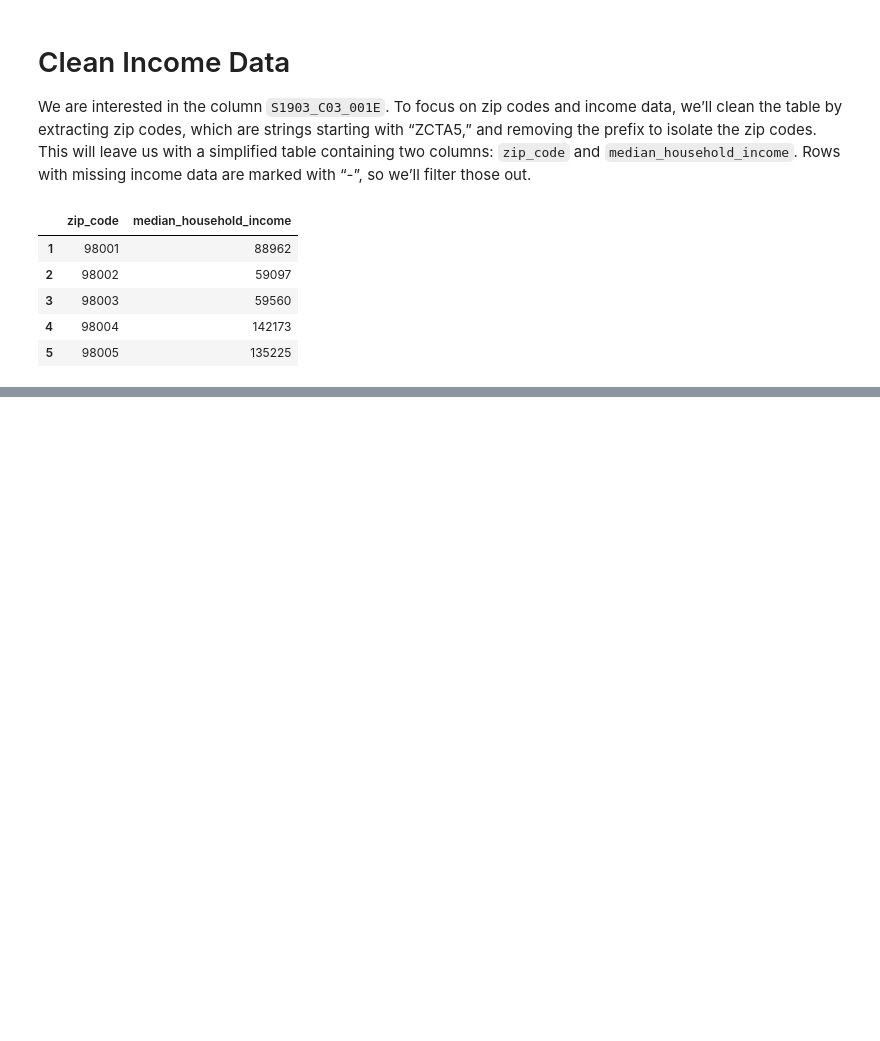
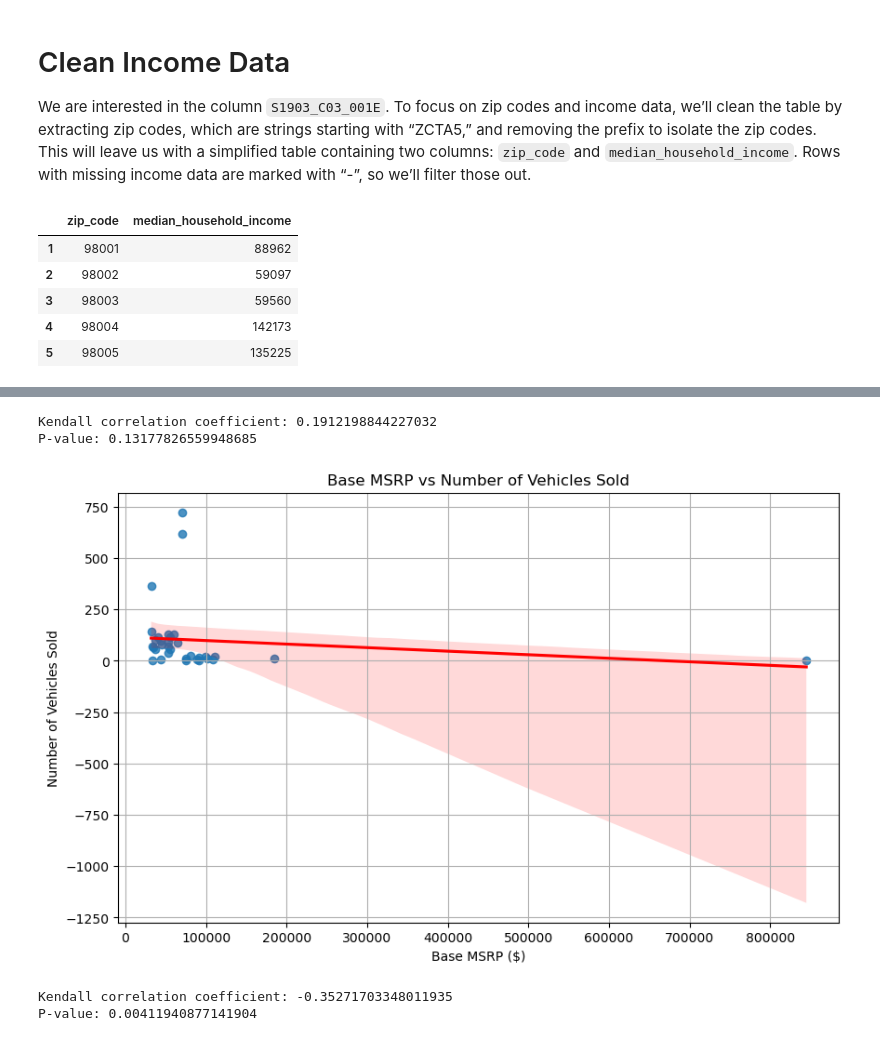
Before and after one commit to faufreiter/dds_ev_analysis, a Jupyter notebook: analysis.ipynb, the cells around one changed output, grey strips where cells are left out. Drawn from its saved outputs; the diff is of its cells as text; code cells hidden in the pictures; blank space fills up the shorter version.

```diff
--- a/analysis.ipynb
+++ b/analysis.ipynb
@@ -52,0 +147,12 @@ census_median_income_clean.head()
+# %%
+from scipy.stats import kendalltau
+
+# Perform Kendall correlation test
+range_cor, p_value = kendalltau(electric_vehicle_count['electric_range'], electric_vehicle_count['vehicle_n'])
+
+# Display the results
+print(f"Kendall correlation coefficient: {range_cor}")
+print(f"P-value: {p_value}")
+# %% [output]
+Kendall correlation coefficient: 0.1912198844227032
+P-value: 0.13177826559948685
@@ -52,0 +171,26 @@ census_median_income_clean.head()
+# %%
+# Perform linear regression
+slope_msrp, intercept_msrp, r_value_msrp, p_value_msrp, std_err_msrp = stats.linregress(electric_vehicle_count['base_msrp'], electric_vehicle_count['vehicle_n'])
+
+# Create the plot
+plt.figure(figsize=(10, 6))
+sns.regplot(x='base_msrp', y='vehicle_n', data=electric_vehicle_count, line_kws={'color': 'red'})
+plt.title('Base MSRP vs Number of Vehicles Sold')
+plt.xlabel('Base MSRP ($)')
+plt.ylabel('Number of Vehicles Sold')
+plt.grid(True)
+plt.show()
+# %% [output]
+[figure, added]
+# %%
+from scipy.stats import kendalltau
+
+# Perform Kendall correlation test
+msrp_cor, p_value_msrp = kendalltau(electric_vehicle_count['base_msrp'], electric_vehicle_count['vehicle_n'])
+
+# Display the results
+print(f"Kendall correlation coefficient: {msrp_cor}")
+print(f"P-value: {p_value_msrp}")
+# %% [output]
+Kendall correlation coefficient: -0.35271703348011935
+P-value: 0.00411940877141904
```
Also changed, not shown: parts of 9 cells of this notebook.
